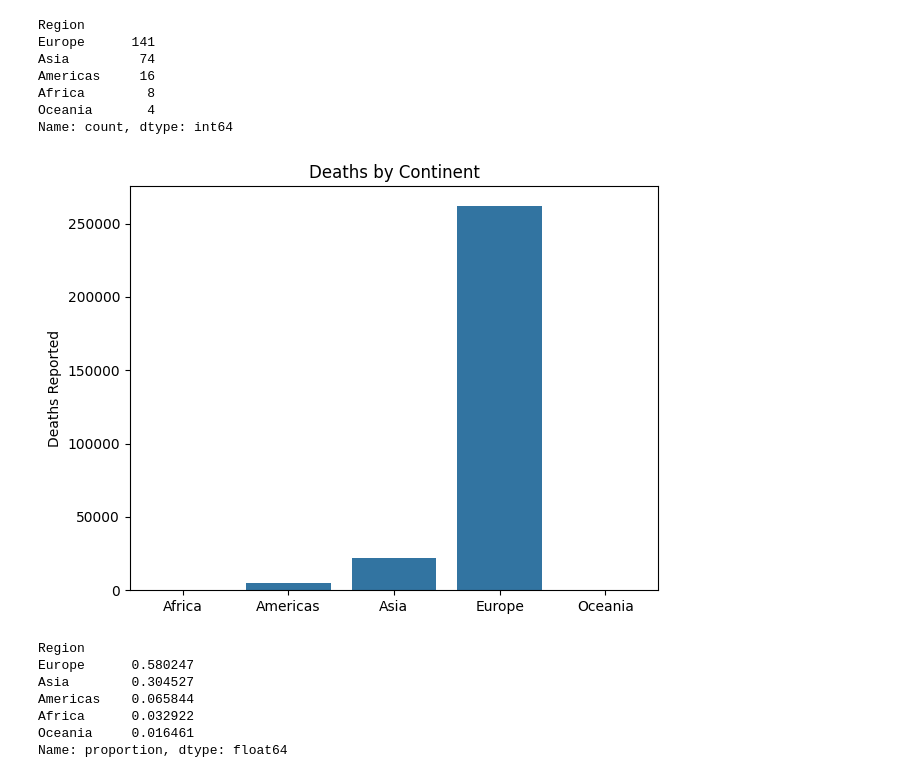
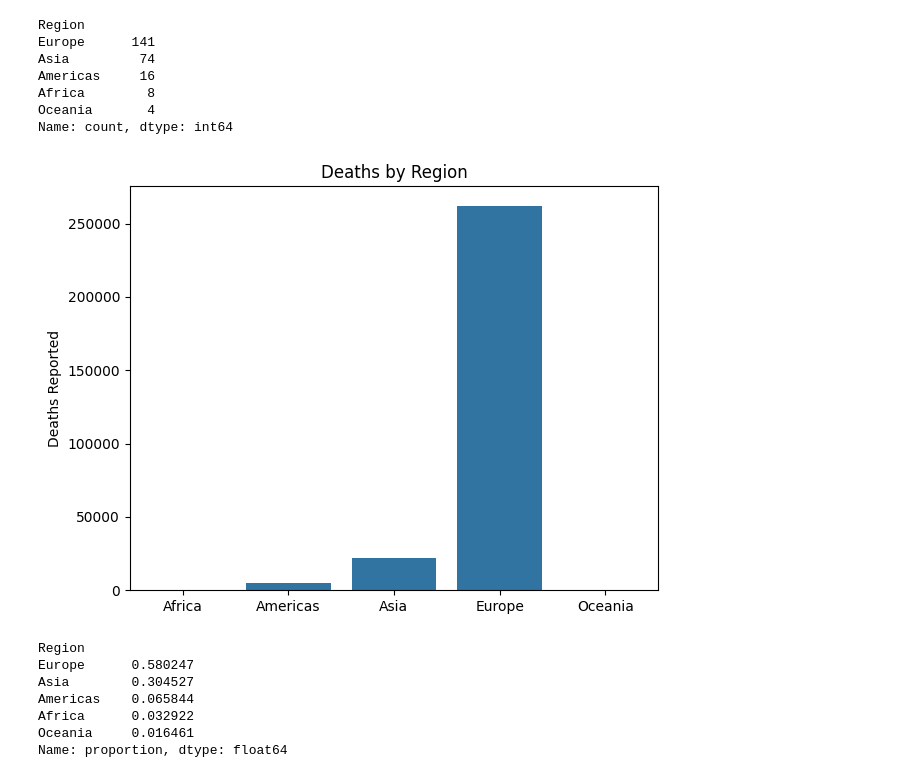
Before and after one commit to erindepree/project4, a Jupyter notebook: code/erin_clean.ipynb, the cells around one changed output. Saved outputs shown, nothing was run; the diff lists cells and outputs as text; code cells hidden in the pictures.

Commit message:
retitle graph deaths by region

```diff
--- a/code/erin_clean.ipynb
+++ b/code/erin_clean.ipynb
@@ -165,16 +165,16 @@ ddf = df.groupby("Region").agg({'Total Deaths': 'sum'})
 # %%
 fig, ax = plt.subplots()
 
 sns.barplot(ddf['Total Deaths'])
 
 ax.set_xlabel('')
 ax.set_ylabel('Deaths Reported')
-ax.set_title('Deaths by Continent')
+ax.set_title('Deaths by Region')
 
 plt.tight_layout()
-plt.savefig('../images/deaths_continent.jpg');
+plt.savefig('../images/deaths_region.jpg');
 # %% [output]
-[figure, old version]
+[figure, new version]
 # %%
 df_heat['Region'].value_counts(normalize=True)
 # %% [output]
```
Also changed, not shown: 1 other file.
